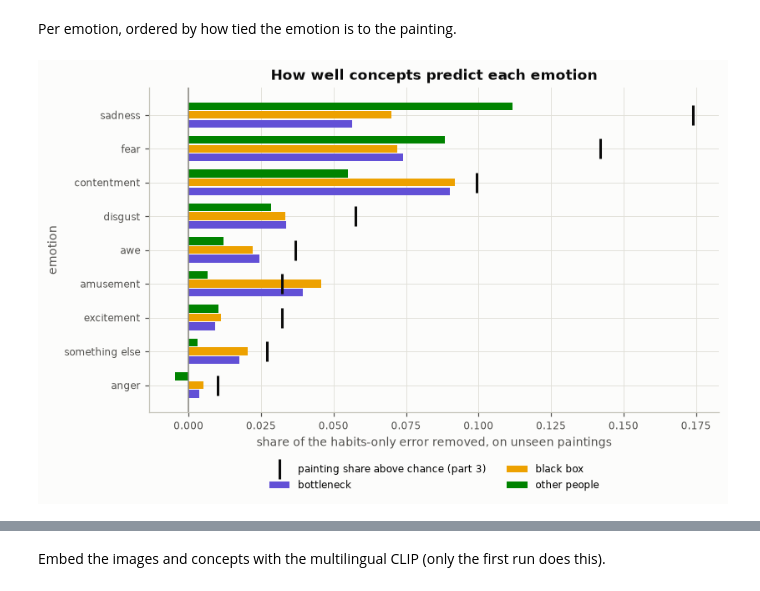
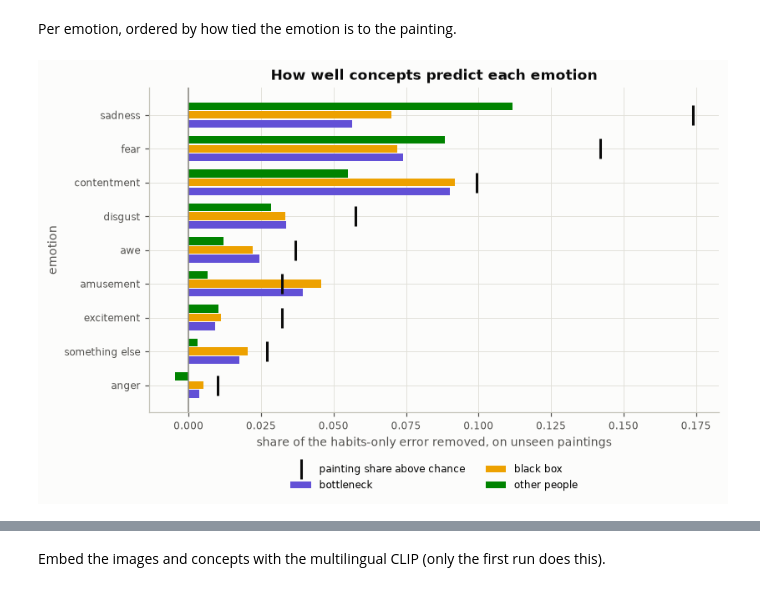
Before and after one commit to machinic-hetarchy/HCML-CBM, a Jupyter notebook: notebooks/01_tuesday_poc.ipynb, the cells around one changed output, grey strips where cells are left out. Cells and saved outputs as stored; diff of their text form; code cells hidden in the pictures.

```diff
--- a/notebooks/01_tuesday_poc.ipynb
+++ b/notebooks/01_tuesday_poc.ipynb
@@ -1070,19 +1182,0 @@ and score them per emotion next to the painting shares from part 3.
-# %%
-Cs = cfg.analysis.forward_Cs
-habits = cbm.prior_cv(bal, EMOS, cfg.analysis.cv_folds, cfg.seed)
-raw_emb = img_emb.copy()
-raw_emb.index = raw_emb.index.map(image_to_painting)
-
-fwd_probs, fwd_fits = cbm.forward_cv(bal, scores, EMOS, LANGS, cfg.analysis.cv_folds, Cs, cfg.seed)
-box_probs, _ = cbm.forward_cv(bal, raw_emb, EMOS, LANGS, cfg.analysis.cv_folds, Cs, cfg.seed)
-people_probs = cbm.other_annotators(bal, EMOS, cfg.analysis.cv_folds, cfg.seed)
-
-forward = pd.DataFrame(
-    {
-        "bottleneck": cbm.explained(bal, fwd_probs, habits, EMOS),
-        "black box": cbm.explained(bal, box_probs, habits, EMOS),
-        "other people": cbm.explained(bal, people_probs, habits, EMOS),
-        "painting share above chance": painting_share["above chance"],
-    }
-).loc[EMOS + ["all emotions"]]
-forward
@@ -1150,0 +1188,5 @@ show.show(
+# %%
+forward["painting share above chance"] = painting_share["above chance"]
+rho = spearmanr(forward.loc[EMOS, "bottleneck"], forward.loc[EMOS, "painting share above chance"])
+print(f"rank correlation with painting share across emotions: {rho.statistic:.2f}")
+forward
@@ -1153,34 +1208,34 @@ Per emotion, ordered by how tied the emotion is to the painting.
 # %%
 order = forward.loc[EMOS].sort_values("painting share above chance").index
 fig, ax = plt.subplots(figsize=(8, 4.6))
 y_pos, h = np.arange(len(order)), 0.26
 for i, name in enumerate(["bottleneck", "black box", "other people"]):
     ax.barh(
         y_pos + (i - 1) * h,
         forward.loc[order, name],
         height=h - 0.03,
         color=plots.MODEL_COLORS[name],
         label=name,
     )
 ax.plot(
     forward.loc[order, "painting share above chance"],
     y_pos,
     "|",
     color=plots.INK,
     ms=16,
     mew=2,
-    label="painting share above chance (part 3)",
+    label="painting share above chance",
 )
 ax.axvline(0, color=plots.NEUTRAL, lw=1)
 ax.set_yticks(y_pos, order)
 ax.set_xlabel("share of the habits-only error removed, on unseen paintings")
 ax.set_ylabel("emotion")
 ax.set_title("How well concepts predict each emotion")
 ax.legend(loc="upper center", bbox_to_anchor=(0.5, -0.13), ncol=2)
-plots.savefig(fig, "07_forward_cbm")
+plots.savefig(fig, "06d_bottleneck_by_emotion")
 plt.show()
 # %% [output]
-[figure, old version]
+[figure, new version]
 # %% [markdown]
 <div style="border:2px solid #6250d6;background:rgba(98,80,214,0.07);border-radius:6px;padding:10px 16px;margin:8px 0;box-sizing:border-box;max-width:100%">
 
```
Also changed, not shown: parts of 113 cells of this notebook, 23 other files.
